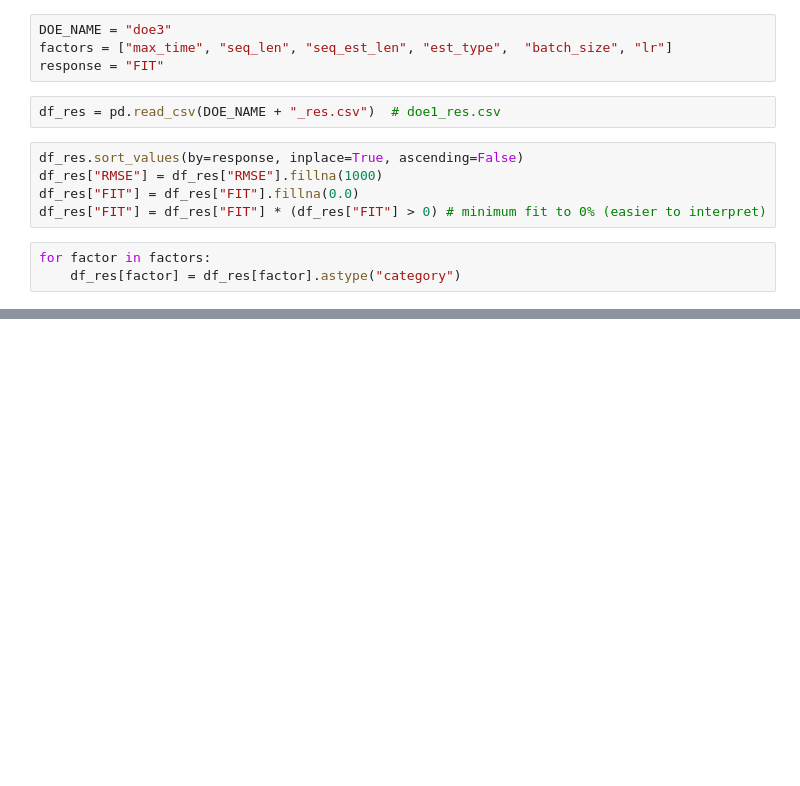
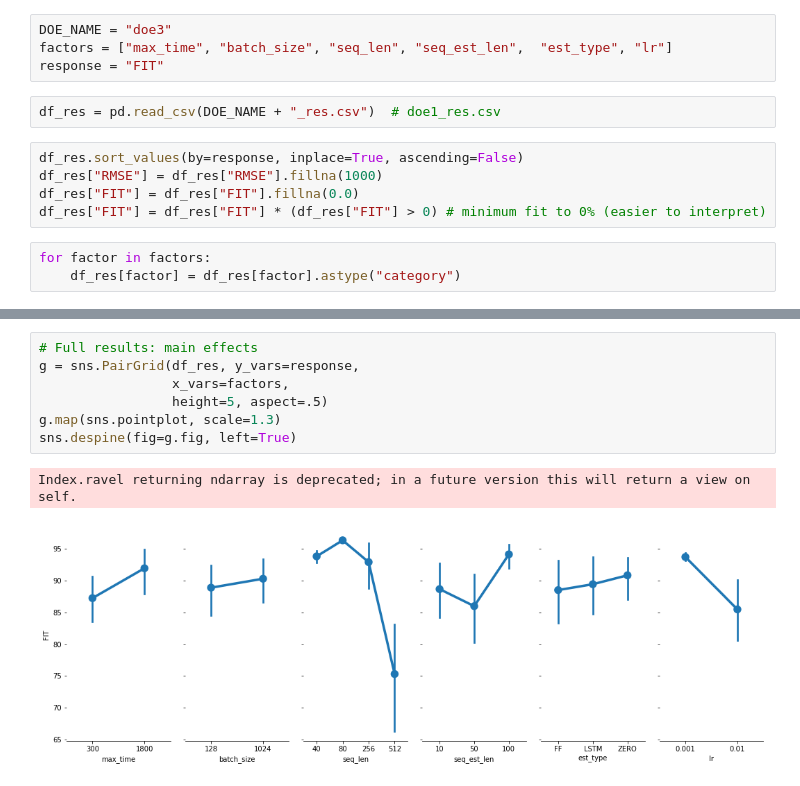
Before and after one commit to forgi86/sysid-neural-estimator, a Jupyter notebook: examples/wh2009/does/doe3_eval.ipynb, the cells around one changed output, grey strips where cells are left out. Drawn from its saved outputs; the diff is of its cells as text; blank space fills up the shorter version.

```diff
--- a/examples/wh2009/does/doe3_eval.ipynb
+++ b/examples/wh2009/does/doe3_eval.ipynb
@@ -7,7 +7,7 @@ import seaborn as sns
 import pandas as pd
 # %%
 DOE_NAME = "doe3"
-factors = ["max_time", "seq_len", "seq_est_len", "est_type",  "batch_size", "lr"]
+factors = ["max_time", "batch_size", "seq_len", "seq_est_len",  "est_type", "lr"]
 response = "FIT"
 # %%
 df_res = pd.read_csv(DOE_NAME + "_res.csv")  # doe1_res.csv
@@ -25,0 +62,10 @@ df_res.tail(20)
+# %%
+# Full results: main effects
+g = sns.PairGrid(df_res, y_vars=response,
+                 x_vars=factors,
+                 height=5, aspect=.5)
+g.map(sns.pointplot, scale=1.3)
+sns.despine(fig=g.fig, left=True)
+# %% [output]
+Index.ravel returning ndarray is deprecated; in a future version this will return a view on self.
+[figure, added]
```
Also changed, not shown: parts of 14 cells of this notebook.
